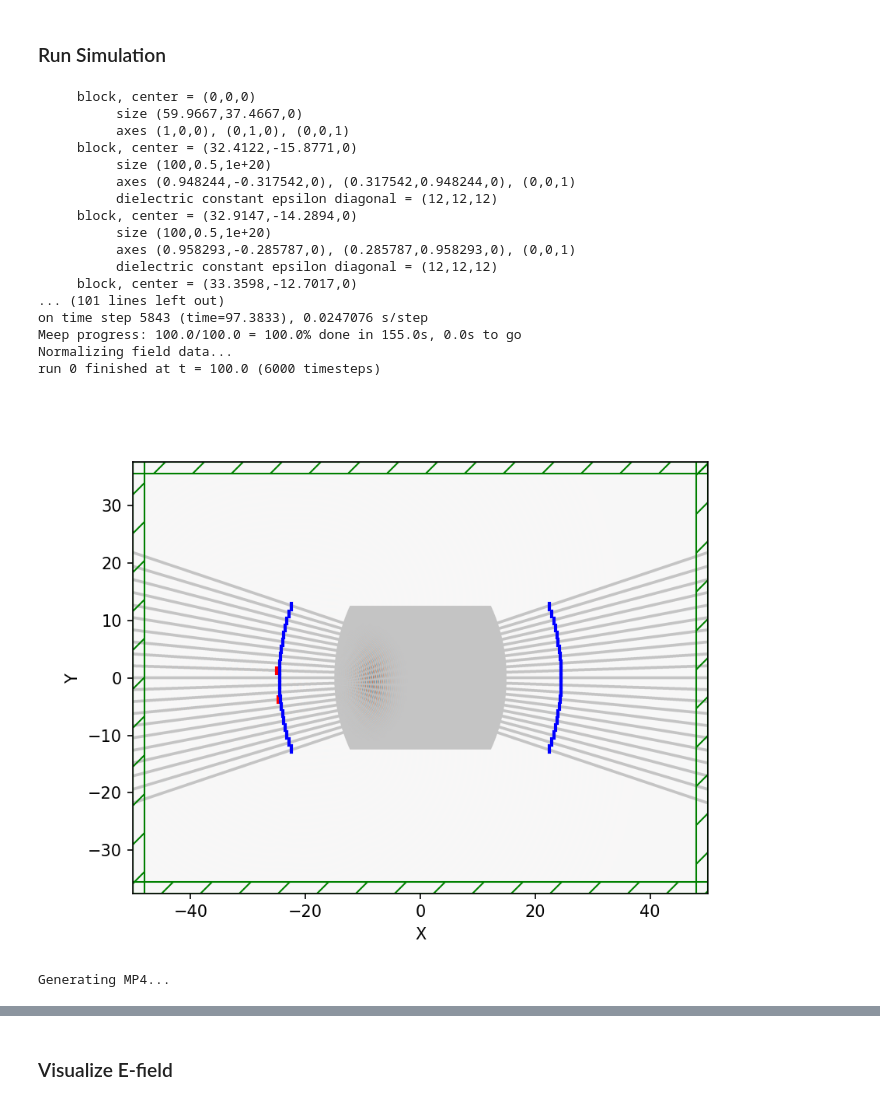
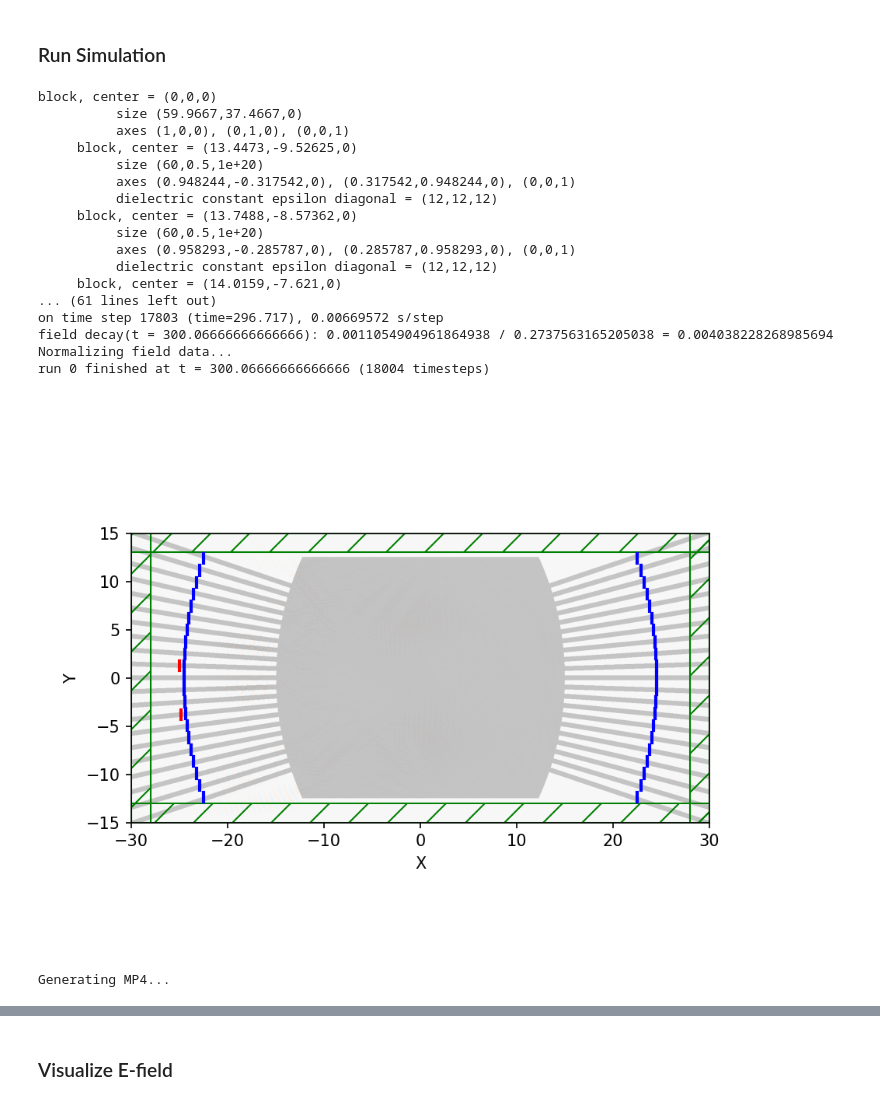
Before and after one commit to johnmihal/rit-quantum-imaging-research, a Jupyter notebook: Simple_Star_Coupler with monitors.ipynb, the cells around one changed output, grey strips where cells are left out. Saved outputs shown, nothing was run; the diff lists cells and outputs as text; code cells hidden in the pictures.

Commit message:
star coupler works with Gaussian auto stop

```diff
--- a/Simple_Star_Coupler with monitors.ipynb
+++ b/Simple_Star_Coupler with monitors.ipynb
@@ -20,7 +20,7 @@ import meep as mp
 wavelength = 1.55 # wavelength can have arbitrary length units (we choose um)
 f = 1/wavelength # Frequency is defined in "natural units" as (1 um)/wavelength
 
-l,w,z = [60,40,0] # length,width,height of the simulation region (um)
+l,w,z = [60,30,0] # length,width,height of the simulation region (um)
 r = 30 # Star Coupler Radius (um)
 h = 25 # Star Coupler Height (um) (this gives the flat top/bottom if desired)
 
@@ -189,35 +189,35 @@ MPB solved for frequency_1(2.09375,-0.0665188,0) = 0.645161 after 1 iters
 # %%
 # sim.run(until=300)
 
 f = plt.figure(dpi=150)
 Animate = mp.Animate2D(fields=mp.Ez, f=f, realtime=False, normalize=True)
-sim.run(mp.at_every(0.5, Animate), until=100)
+sim.run(mp.at_every(0.5, Animate), until_after_sources=mp.stop_when_fields_decayed(50, mp.Ez, pt=mp.Vector3(x=5), decay_by=1e-2))
 plt.show()
 from IPython.display import Video
 
 filename = "star_coupler.mp4"
 fps = 10
 Animate.to_mp4(fps, filename)
 Video(filename)
 # %% [output]
-     block, center = (0,0,0)
+block, center = (0,0,0)
           size (59.9667,37.4667,0)
           axes (1,0,0), (0,1,0), (0,0,1)
-     block, center = (32.4122,-15.8771,0)
-          size (100,0.5,1e+20)
+     block, center = (13.4473,-9.52625,0)
+          size (60,0.5,1e+20)
           axes (0.948244,-0.317542,0), (0.317542,0.948244,0), (0,0,1)
           dielectric constant epsilon diagonal = (12,12,12)
-     block, center = (32.9147,-14.2894,0)
-          size (100,0.5,1e+20)
+     block, center = (13.7488,-8.57362,0)
+          size (60,0.5,1e+20)
           axes (0.958293,-0.285787,0), (0.285787,0.958293,0), (0,0,1)
           dielectric constant epsilon diagonal = (12,12,12)
-     block, center = (33.3598,-12.7017,0)
-... (101 lines left out)
-on time step 5843 (time=97.3833), 0.0247076 s/step
-Meep progress: 100.0/100.0 = 100.0% done in 155.0s, 0.0s to go
+     block, center = (14.0159,-7.621,0)
+... (61 lines left out)
+on time step 17803 (time=296.717), 0.00669572 s/step
+field decay(t = 300.06666666666666): 0.0011054904961864938 / 0.2737563165205038 = 0.004038228268985694
 Normalizing field data...
-run 0 finished at t = 100.0 (6000 timesteps)
+run 0 finished at t = 300.06666666666666 (18004 timesteps)
-[figure, old version]
+[figure, new version]
 Generating MP4...
 [interactive output not drawn]
 # %% [markdown]
```
Also changed, not shown: parts of 4 cells of this notebook, 3 other files.
